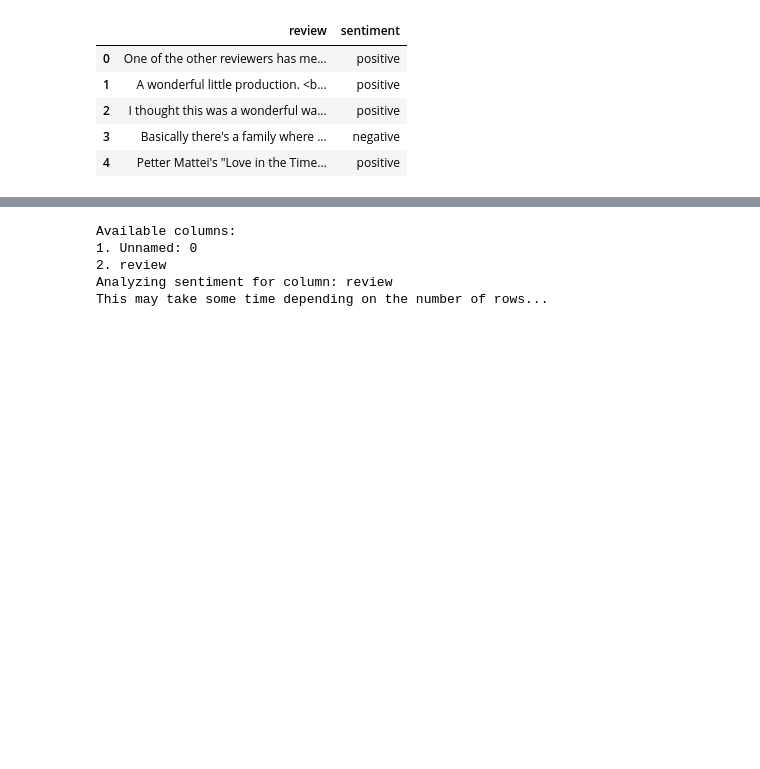
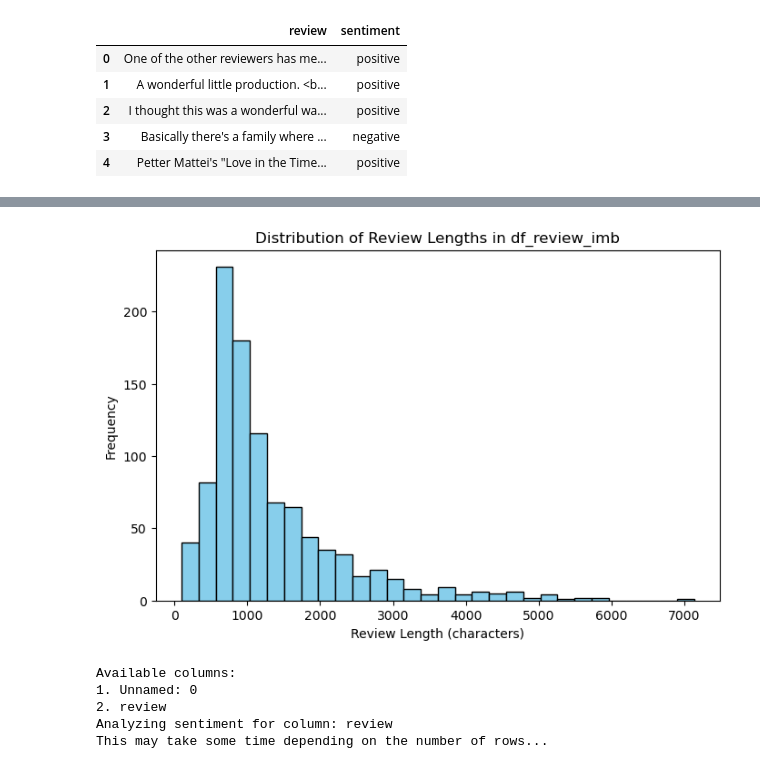
Before and after one commit to delyrafael/PSD, a Jupyter notebook: Code/agentBasedSentimentAnalysis.ipynb, the cells around one changed output, grey strips where cells are left out. Cells and saved outputs as stored; diff of their text form; code cells hidden in the pictures; blank space fills up the shorter version.

```diff
--- a/Code/agentBasedSentimentAnalysis.ipynb
+++ b/Code/agentBasedSentimentAnalysis.ipynb
@@ -29,3 +40,17 @@ df_review_imb.to_csv("USETHIS.csv")
+# %%
+import matplotlib.pyplot as plt
+
+# Plot the length distribution of reviews in df_review_imb
+review_lengths = df_review_imb.str.len()
+
+plt.figure(figsize=(8, 5))
+plt.hist(review_lengths, bins=30, color='skyblue', edgecolor='black')
+plt.title('Distribution of Review Lengths in df_review_imb')
+plt.xlabel('Review Length (characters)')
+plt.ylabel('Frequency')
+plt.show()
+# %% [output]
+[figure, added]
 # %%
 def analyze_sentiment(text):
     prompt = f"""
```
Also changed, not shown: parts of 3 cells of this notebook, 7 other files.
